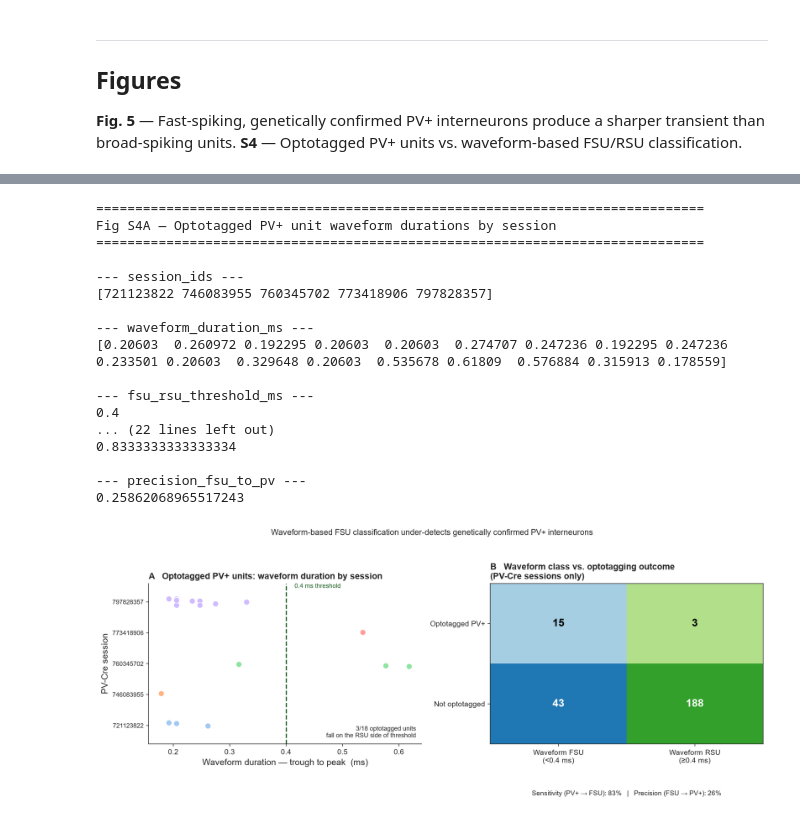
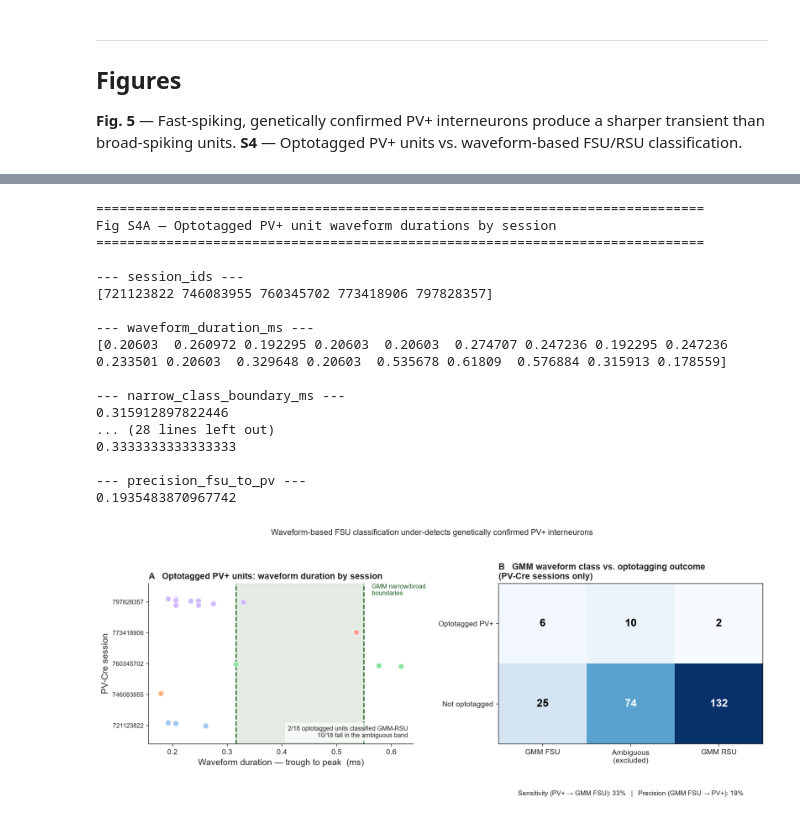
Before and after one commit to Jana-HQ/cross-mouse-v1-rsa, a Jupyter notebook: src/part5_cell_type_dissociation.ipynb, the cells around one changed output, grey strips where cells are left out. Cells and saved outputs as stored; diff of their text form; code cells hidden in the pictures.

```diff
--- a/src/part5_cell_type_dissociation.ipynb
+++ b/src/part5_cell_type_dissociation.ipynb
@@ -227,9 +338,10 @@ a sharper transient-to-sustained ratio.
 # %%
 fsu_stats = visp_wf.groupby('ecephys_session_id').apply(
     lambda df: pd.Series({
-        'fsu_frac': (df['waveform_duration'] < WF_THRESHOLD_MS).mean(),
-        'n_fsu':    (df['waveform_duration'] < WF_THRESHOLD_MS).sum(),
-        'n_rsu':    (df['waveform_duration'] >= WF_THRESHOLD_MS).sum(),
+        'fsu_frac': (df['cell_class'] == 'FSU').sum() /
+                    max((df['cell_class'] == 'FSU').sum() + (df['cell_class'] == 'RSU').sum(), 1),
+        'n_fsu':    (df['cell_class'] == 'FSU').sum(),
+        'n_rsu':    (df['cell_class'] == 'RSU').sum(),
     })
 ).reset_index()
 
@@ -299,6 +465,10 @@ pv_units['opto_ratio'] = (pv_units['opto_light_mean'] /
                            (pv_units['opto_baseline_mean'] + 1e-6))
 pv_units['is_opto'] = ((pv_units['opto_light_mean'] > OPTO_LIGHT_THRESH) &
                         (pv_units['opto_ratio'] > OPTO_RATIO_THRESH))
+pv_units = pv_units.merge(
+    visp_wf[['ecephys_session_id', 'unit_id', 'cell_class']],
+    on=['ecephys_session_id', 'unit_id'], how='left',
+)
 
 print('Optotagged PV+ units per session:')
 for sid in PV_SESSION_IDS:
@@ -310,9 +480,11 @@ for sid in PV_SESSION_IDS:
           f'wf={[f"{w:.3f}" for w in wf_durs]}')
 
 total_tagged = pv_units['is_opto'].sum()
-n_broad_pv   = (pv_units[pv_units['is_opto']]['waveform_duration'] >= WF_THRESHOLD_MS).sum()
+n_broad_pv   = (pv_units[pv_units['is_opto']]['cell_class'] == 'RSU').sum()
+n_amb_pv     = (pv_units[pv_units['is_opto']]['cell_class'] == 'ambiguous').sum()
 print(f'\nTotal optotagged: {total_tagged}')
-print(f'Broad-waveform PV+ (≥0.4 ms): {n_broad_pv}  ({n_broad_pv/total_tagged*100:.0f}%)')
+print(f'GMM-RSU-classified PV+: {n_broad_pv}  ({n_broad_pv/total_tagged*100:.0f}%)')
+print(f'Ambiguous-classified PV+: {n_amb_pv}  ({n_amb_pv/total_tagged*100:.0f}%)')
 
 # Sliding-window RSA using only optotagged units
 usable_pv_sids = {
@@ -659,8 +842,8 @@ from matplotlib.colors import ListedColormap
 fig_s4, (ax_strip, ax_conf) = plt.subplots(1, 2, figsize=(13, 5.5))
 
 # Restrict to PV-Cre sessions, drop units missing waveform duration
+# (cell_class already merged in from the GMM classification in 5.4)
 pv_wf = pv_units.dropna(subset=['waveform_duration']).copy()
-pv_wf['cell_class'] = np.where(pv_wf['waveform_duration'] < WF_THRESHOLD_MS, 'FSU', 'RSU')
 
 session_colors = dict(zip(PV_SESSION_IDS,
                            sns.color_palette('pastel', n_colors=len(PV_SESSION_IDS))))
@@ -675,14 +858,18 @@ for row_i, sid in enumerate(PV_SESSION_IDS):
                       s=60, color=session_colors[sid], edgecolor='white',
                       linewidth=0.6, zorder=3, label=f'{sid} (n={len(sess_tagged)})')
 
-ax_strip.axvline(WF_THRESHOLD_MS, color=COL_FIT, linestyle='--', linewidth=1.6, zorder=2)
-ax_strip.text(WF_THRESHOLD_MS + 0.015, len(PV_SESSION_IDS) - 0.4,
-              f'{WF_THRESHOLD_MS} ms threshold', color=COL_FIT, fontsize=8.5,
+ax_strip.axvspan(narrow_edge, broad_edge, color=COL_FIT, alpha=0.12, zorder=1)
+ax_strip.axvline(narrow_edge, color=COL_FIT, linestyle='--', linewidth=1.6, zorder=2)
+ax_strip.axvline(broad_edge, color=COL_FIT, linestyle='--', linewidth=1.6, zorder=2)
+ax_strip.text(broad_edge + 0.015, len(PV_SESSION_IDS) - 0.4,
+              'GMM narrow/broad\nboundaries', color=COL_FIT, fontsize=8.5,
               va='top', bbox=text_bbox)
 
 n_misclassified = (tagged_pv['cell_class'] == 'RSU').sum()
+n_amb_tagged    = (tagged_pv['cell_class'] == 'ambiguous').sum()
 ax_strip.text(0.98, 0.03,
-              f'{n_misclassified}/{len(tagged_pv)} optotagged units\nfall on the RSU side of threshold',
+              f'{n_misclassified}/{len(tagged_pv)} optotagged units classified GMM-RSU\n'
+              f'{n_amb_tagged}/{len(tagged_pv)} fall in the ambiguous band',
               transform=ax_strip.transAxes, ha='right', va='bottom',
               fontsize=8.5, bbox=text_bbox)
 
@@ -695,37 +882,32 @@ ax_strip.set_title('A   Optotagged PV+ units: waveform duration by session',
 ax_strip.spines[['top', 'right']].set_visible(False)
 ax_strip.set_ylim(-0.6, len(PV_SESSION_IDS) - 0.4)
 
-# ── Panel B: 2x2 confusion matrix — opto tag vs. waveform class (PV-Cre sessions) ──
+# ── Panel B: confusion matrix — opto tag vs. GMM waveform class (PV-Cre sessions) ──
 conf = pd.crosstab(
     pv_wf['is_opto'].map({True: 'Optotagged PV+', False: 'Not optotagged'}),
     pv_wf['cell_class'],
-).reindex(index=['Optotagged PV+', 'Not optotagged'], columns=['FSU', 'RSU'])
+).reindex(index=['Optotagged PV+', 'Not optotagged'], columns=['FSU', 'ambiguous', 'RSU'], fill_value=0)
 
-cell_ids = np.array([[0, 2], [1, 3]])
-cmap4 = ListedColormap(plt.colormaps['Paired'].colors[:4])
-
-im = ax_conf.imshow(cell_ids, cmap=cmap4, aspect='auto', interpolation='nearest',
-                    vmin=-0.5, vmax=3.5)
+im = ax_conf.imshow(conf.values, cmap='Blues', aspect='auto', interpolation='nearest')
 
 for i in range(conf.shape[0]):
     for j in range(conf.shape[1]):
         val = conf.values[i, j]
-        bg = cmap4(cell_ids[i, j])
-        luminance = 0.299 * bg[0] + 0.587 * bg[1] + 0.114 * bg[2]
-        txt_color = 'white' if luminance < 0.55 else 'black'
+        txt_color = 'white' if val > conf.values.max() * 0.55 else 'black'
         ax_conf.text(j, i, f'{val}', ha='center', va='center',
                      fontsize=15, fontweight='bold', color=txt_color)
 
-ax_conf.set_xticks([0, 1]); ax_conf.set_xticklabels(['Waveform FSU\n(<0.4 ms)', 'Waveform RSU\n(≥0.4 ms)'])
+ax_conf.set_xticks(range(conf.shape[1]))
+ax_conf.set_xticklabels(['GMM FSU', 'Ambiguous\n(excluded)', 'GMM RSU'])
 ax_conf.set_yticks([0, 1]); ax_conf.set_yticklabels(conf.index)
-ax_conf.set_title('B   Waveform class vs. optotagging outcome\n(PV-Cre sessions only)',
+ax_conf.set_title('B   GMM waveform class vs. optotagging outcome\n(PV-Cre sessions only)',
                    loc='left', fontweight='bold', pad=6)
 
 sensitivity = conf.loc['Optotagged PV+', 'FSU'] / conf.loc['Optotagged PV+'].sum()
 fsu_precision = conf.loc['Optotagged PV+', 'FSU'] / conf['FSU'].sum()
 ax_conf.text(0.5, -0.32,
-             f'Sensitivity (PV+ → FSU): {sensitivity*100:.0f}%   |   '
-             f'Precision (FSU → PV+): {fsu_precision*100:.0f}%',
+             f'Sensitivity (PV+ → GMM FSU): {sensitivity*100:.0f}%   |   '
+             f'Precision (GMM FSU → PV+): {fsu_precision*100:.0f}%',
              transform=ax_conf.transAxes, ha='center', fontsize=9, bbox=text_bbox)
 
 fig_s4.suptitle('Waveform-based FSU classification under-detects genetically confirmed PV+ interneurons',
@@ -735,38 +917,40 @@ print_figure_data(
     'Fig S4A — Optotagged PV+ unit waveform durations by session',
     session_ids=np.array(PV_SESSION_IDS),
     waveform_duration_ms=tagged_pv['waveform_duration'].to_numpy(),
-    fsu_rsu_threshold_ms=np.array(WF_THRESHOLD_MS),
+    narrow_class_boundary_ms=np.array(narrow_edge),
+    broad_class_boundary_ms=np.array(broad_edge),
     n_misclassified_as_rsu=np.array(n_misclassified),
+    n_ambiguous=np.array(n_amb_tagged),
     n_total_optotagged=np.array(len(tagged_pv)),
 )
 print_figure_data(
     'Fig S4B — Confusion matrix: optotagging vs. waveform class',
     confusion_matrix=conf.values,
     row_labels=np.array(conf.index.tolist()),
     col_labels=np.array(conf.columns.tolist()),
     sensitivity_pv_to_fsu=np.array(sensitivity),
     precision_fsu_to_pv=np.array(fsu_precision),
 )
 
 plt.tight_layout()
 plt.savefig(FIGURES_DIR / 'figS4_pv_waveform_confusion.png', bbox_inches='tight')
 plt.show()
 # %% [output]
 ==============================================================================
 Fig S4A — Optotagged PV+ unit waveform durations by session
 ==============================================================================
 
 --- session_ids ---
 [721123822 746083955 760345702 773418906 797828357]
 
 --- waveform_duration_ms ---
 [0.20603  0.260972 0.192295 0.20603  0.20603  0.274707 0.247236 0.192295 0.247236 0.233501 0.20603  0.329648 0.20603  0.535678 0.61809  0.576884 0.315913 0.178559]
 
---- fsu_rsu_threshold_ms ---
-0.4
-... (22 lines left out)
-0.8333333333333334
+--- narrow_class_boundary_ms ---
+0.315912897822446
+... (28 lines left out)
+0.3333333333333333
 
 --- precision_fsu_to_pv ---
-0.25862068965517243
+0.1935483870967742
-[figure, old version]
+[figure, new version]
```
Also changed, not shown: parts of 11 cells of this notebook, 17 other files.
